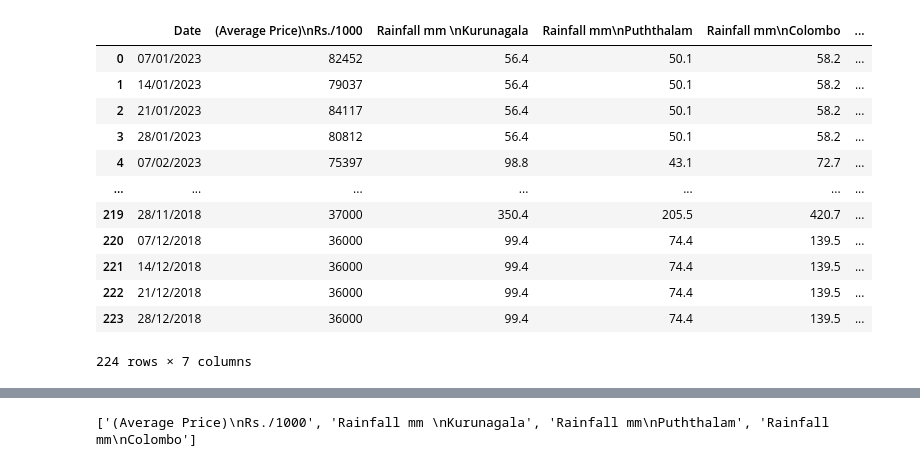
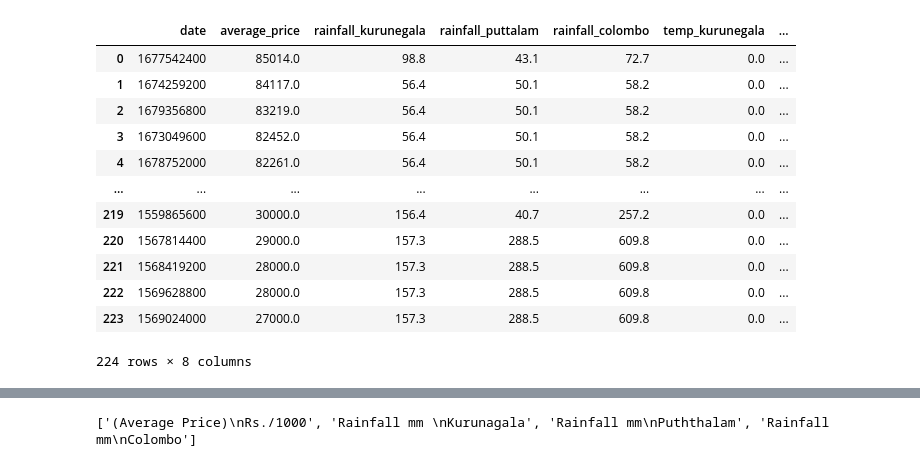
Before and after one commit to kasunJKD/nucifera_predictor, a Jupyter notebook: notebooks/notebook_saved.ipynb, the cells around one changed output, grey strips where cells are left out. Saved outputs shown, nothing was run; the diff lists cells and outputs as text; code cells hidden in the pictures.

```diff
--- a/notebooks/notebook_saved.ipynb
+++ b/notebooks/notebook_saved.ipynb
@@ -14,18 +13,27 @@ ModuleNotFoundError: No module named 'tensorflow'
-# %%
-df = pd.read_csv('Cleaned data.csv',  thousands=',')
-df
-# %% [output]
-|  | Date | (Average Price)\nRs./1000 | Rainfall mm \nKurunagala | Rainfall mm\nPuththalam | Rainfall mm\nColombo | ... |
-| 0 | 07/01/2023 | 82452 | 56.4 | 50.1 | 58.2 | ... |
-| 1 | 14/01/2023 | 79037 | 56.4 | 50.1 | 58.2 | ... |
-| 2 | 21/01/2023 | 84117 | 56.4 | 50.1 | 58.2 | ... |
-| 3 | 28/01/2023 | 80812 | 56.4 | 50.1 | 58.2 | ... |
-| 4 | 07/02/2023 | 75397 | 98.8 | 43.1 | 72.7 | ... |
-| ... | ... | ... | ... | ... | ... | ... |
-| 219 | 28/11/2018 | 37000 | 350.4 | 205.5 | 420.7 | ... |
-| 220 | 07/12/2018 | 36000 | 99.4 | 74.4 | 139.5 | ... |
-| 221 | 14/12/2018 | 36000 | 99.4 | 74.4 | 139.5 | ... |
-| 222 | 21/12/2018 | 36000 | 99.4 | 74.4 | 139.5 | ... |
-| 223 | 28/12/2018 | 36000 | 99.4 | 74.4 | 139.5 | ... |
-224 rows × 7 columns
+# %%
+# df = pd.read_csv('Cleaned data.csv',  thousands=',')
+# df
+
+conn = psycopg2.connect(database="nuciferaDB", user="postgres", password="9221", host="localhost", port="55432")
+cursor = conn.cursor()
+query = "SELECT * FROM batch1.original ORDER BY Average_Price DESC;"
+df = pd.read_sql_query(query, conn)
+df
+# td = pd.to_datetime(df['date'], dayfirst=True, unit='s')
+# train_dates = td.sort_values(ascending=False)
+# train_dates
+# %% [output]
+|  | date | average_price | rainfall_kurunegala | rainfall_puttalam | rainfall_colombo | temp_kurunegala | ... |
+| 0 | 1677542400 | 85014.0 | 98.8 | 43.1 | 72.7 | 0.0 | ... |
+| 1 | 1674259200 | 84117.0 | 56.4 | 50.1 | 58.2 | 0.0 | ... |
+| 2 | 1679356800 | 83219.0 | 56.4 | 50.1 | 58.2 | 0.0 | ... |
+| 3 | 1673049600 | 82452.0 | 56.4 | 50.1 | 58.2 | 0.0 | ... |
+| 4 | 1678752000 | 82261.0 | 56.4 | 50.1 | 58.2 | 0.0 | ... |
+| ... | ... | ... | ... | ... | ... | ... | ... |
+| 219 | 1559865600 | 30000.0 | 156.4 | 40.7 | 257.2 | 0.0 | ... |
+| 220 | 1567814400 | 29000.0 | 157.3 | 288.5 | 609.8 | 0.0 | ... |
+| 221 | 1568419200 | 28000.0 | 157.3 | 288.5 | 609.8 | 0.0 | ... |
+| 222 | 1569628800 | 28000.0 | 157.3 | 288.5 | 609.8 | 0.0 | ... |
+| 223 | 1569024000 | 27000.0 | 157.3 | 288.5 | 609.8 | 0.0 | ... |
+224 rows × 8 columns
 # %%
```
Also changed, not shown: parts of 2 cells of this notebook, 3 other files.
